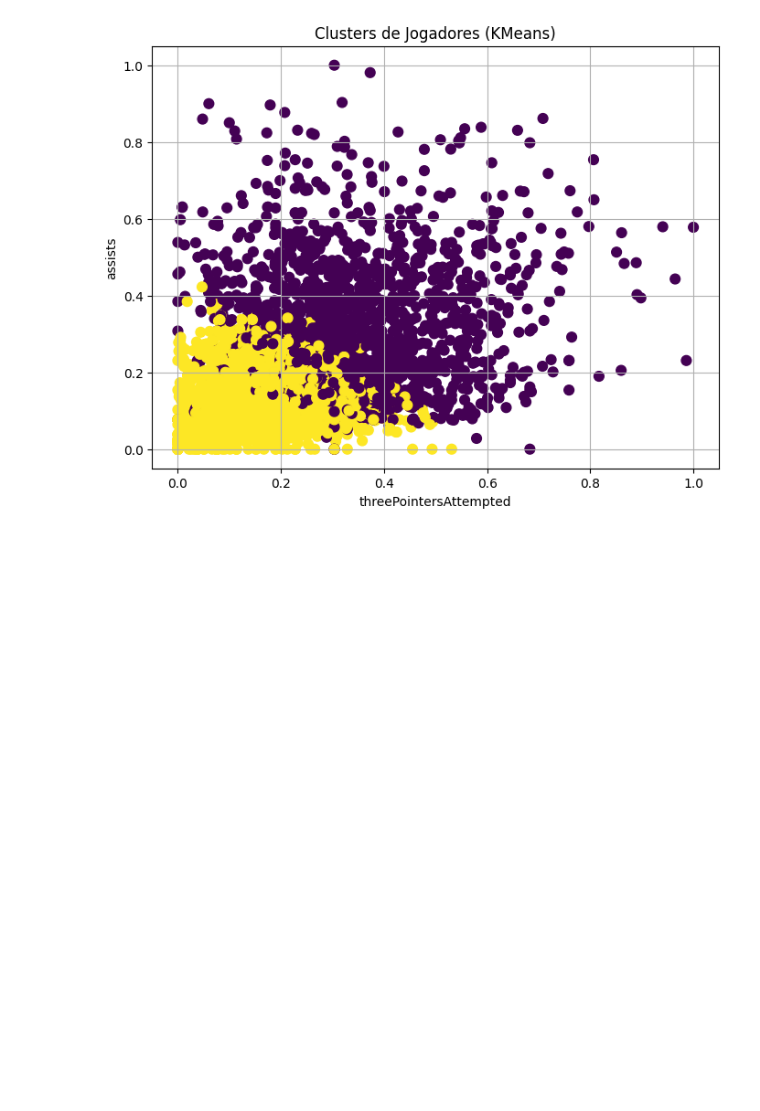
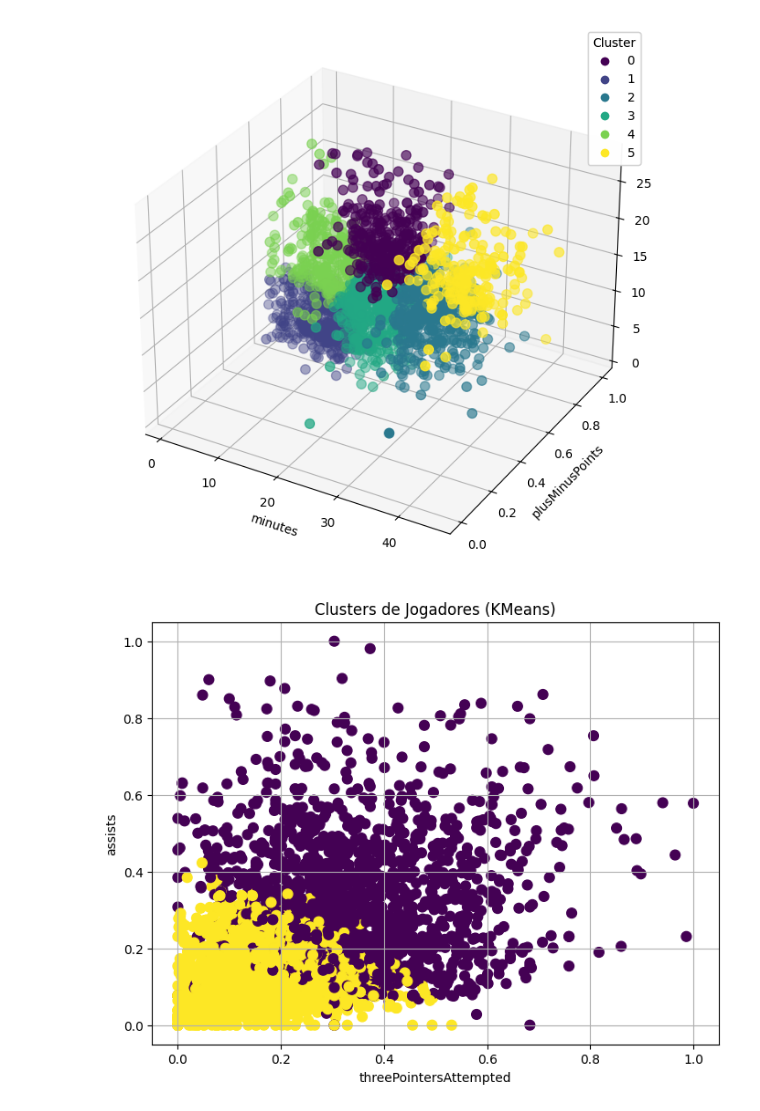
Before and after one commit to SiddiJr/NBA-predictions, a Jupyter notebook: 04 - Pesquisa/pergunta2.ipynb, the cells around one changed output. Saved outputs shown, nothing was run; the diff lists cells and outputs as text; code cells hidden in the pictures; blank space fills up the shorter version.

```diff
--- a/04 - Pesquisa/pergunta2.ipynb
+++ b/04 - Pesquisa/pergunta2.ipynb
@@ -71,3 +98,37 @@ plt.show()
+# %%
+df_c_pm_minute_wins = df_c[['minutes', 'plusMinusPoints', 'W']]
+
+kmeans = KMeans(n_clusters=6, random_state=0, n_init="auto").fit_predict(df_c_pm_minute_wins)
+
+df_c['cluster'] = kmeans
+
+import matplotlib.pyplot as plt
+from mpl_toolkits.mplot3d import Axes3D
+
+fig = plt.figure(figsize=(10, 8))
+ax = fig.add_subplot(111, projection='3d')
+
+# Substitua pelos nomes das suas colunas
+x = df_c['minutes']
+y = df_c['plusMinusPoints']
+z = df_c['W']
+labels = df_c['cluster']  # Clusters gerados pelo KMeans
+
+# Plot com cores diferentes por cluster
+scatter = ax.scatter(x, y, z, c=labels, cmap='viridis', s=60)
+
+# Rótulos dos eixos
+ax.set_xlabel('minutes')
+ax.set_ylabel('plusMinusPoints')
+ax.set_zlabel('W')
+
+# Legenda de cores
+legend1 = ax.legend(*scatter.legend_elements(), title="Cluster")
+ax.add_artist(legend1)
+
+plt.show()
+# %% [output]
+[figure, added]
 # %%
 kmeans2 = KMeans(n_clusters=2, random_state=0, n_init="auto").fit_predict(df_g_no_wins)
 df_g['cluster'] = kmeans2
```
Also changed, not shown: parts of 5 cells of this notebook, 1 other file.
